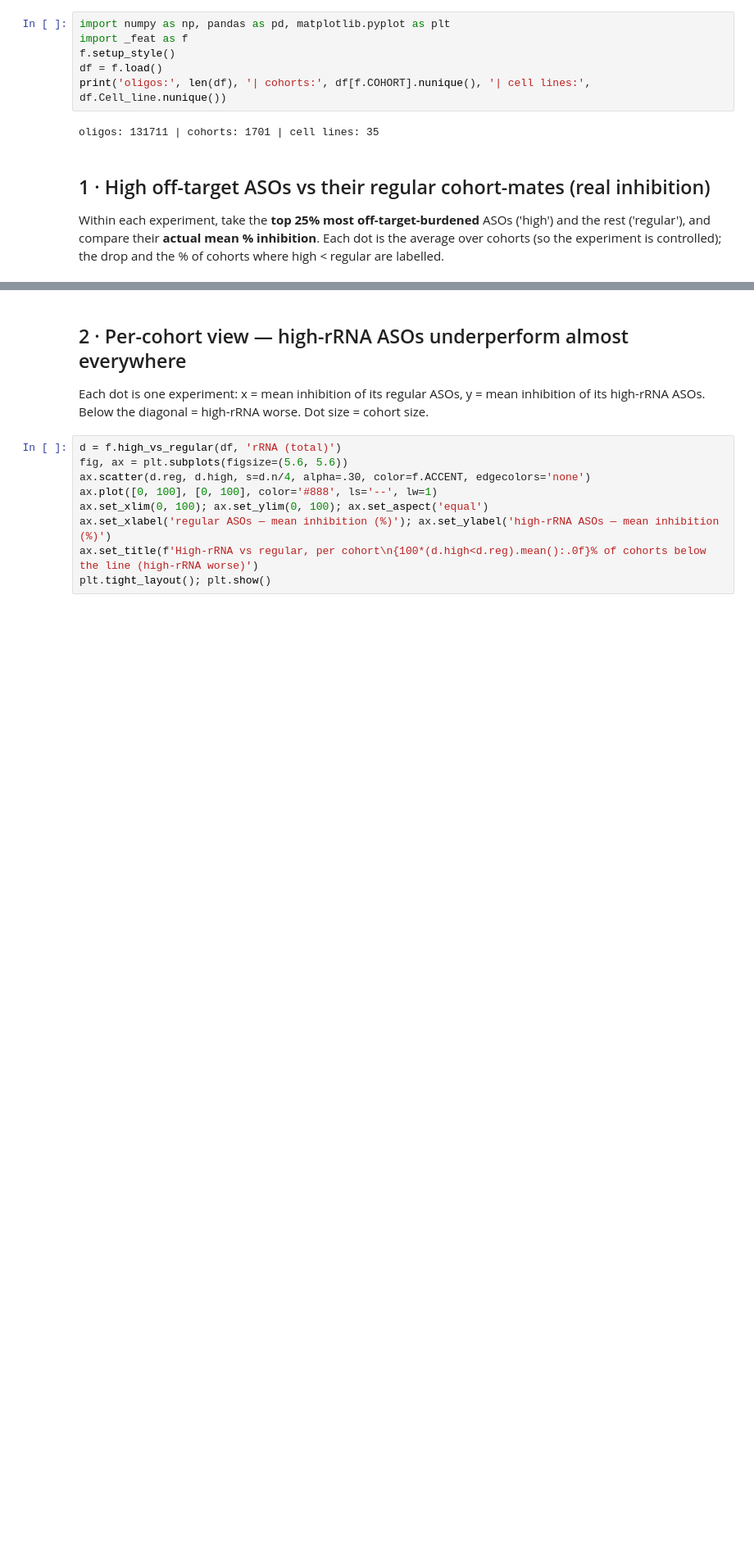
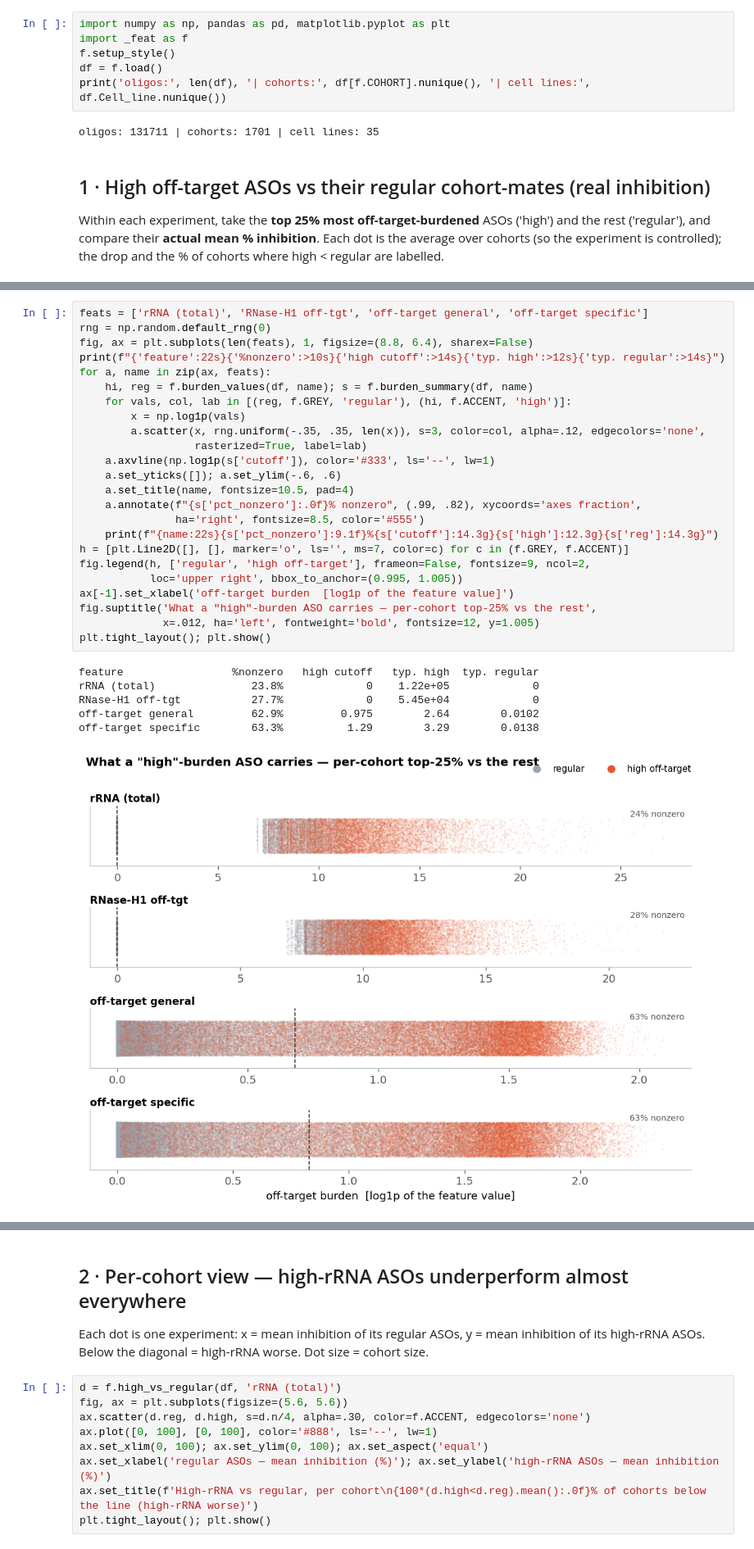
Before and after one commit to RedPenguin100/TAUSO, a Jupyter notebook: notebooks/graphs/raw_features/offtarget_rrna.ipynb, the cells around one changed output, grey strips where cells are left out. Shown at 82% size. Saved outputs shown, nothing was run; the diff lists cells and outputs as text; blank space fills up the shorter version.

```diff
--- a/notebooks/graphs/raw_features/offtarget_rrna.ipynb
+++ b/notebooks/graphs/raw_features/offtarget_rrna.ipynb
@@ -38,0 +49,31 @@ ax.legend(frameon=False, loc='lower right'); plt.tight_layout(); plt.show()
+# %%
+feats = ['rRNA (total)', 'RNase-H1 off-tgt', 'off-target general', 'off-target specific']
+rng = np.random.default_rng(0)
+fig, ax = plt.subplots(len(feats), 1, figsize=(8.8, 6.4), sharex=False)
+print(f"{'feature':22s}{'%nonzero':>10s}{'high cutoff':>14s}{'typ. high':>12s}{'typ. regular':>14s}")
+for a, name in zip(ax, feats):
+    hi, reg = f.burden_values(df, name); s = f.burden_summary(df, name)
+    for vals, col, lab in [(reg, f.GREY, 'regular'), (hi, f.ACCENT, 'high')]:
+        x = np.log1p(vals)
+        a.scatter(x, rng.uniform(-.35, .35, len(x)), s=3, color=col, alpha=.12, edgecolors='none',
+                  rasterized=True, label=lab)
+    a.axvline(np.log1p(s['cutoff']), color='#333', ls='--', lw=1)
+    a.set_yticks([]); a.set_ylim(-.6, .6)
+    a.set_title(name, fontsize=10.5, pad=4)
+    a.annotate(f"{s['pct_nonzero']:.0f}% nonzero", (.99, .82), xycoords='axes fraction',
+               ha='right', fontsize=8.5, color='#555')
+    print(f"{name:22s}{s['pct_nonzero']:9.1f}%{s['cutoff']:14.3g}{s['high']:12.3g}{s['reg']:14.3g}")
+h = [plt.Line2D([], [], marker='o', ls='', ms=7, color=c) for c in (f.GREY, f.ACCENT)]
+fig.legend(h, ['regular', 'high off-target'], frameon=False, fontsize=9, ncol=2,
+           loc='upper right', bbox_to_anchor=(0.995, 1.005))
+ax[-1].set_xlabel('off-target burden  [log1p of the feature value]')
+fig.suptitle('What a "high"-burden ASO carries — per-cohort top-25% vs the rest',
+             x=.012, ha='left', fontweight='bold', fontsize=12, y=1.005)
+plt.tight_layout(); plt.show()
+# %% [output]
+feature                 %nonzero   high cutoff   typ. high  typ. regular
+rRNA (total)               23.8%             0    1.22e+05             0
+RNase-H1 off-tgt           27.7%             0    5.45e+04             0
+off-target general         62.9%         0.975        2.64        0.0102
+off-target specific        63.3%          1.29        3.29        0.0138
+[figure, added]
```
Also changed, not shown: parts of 4 cells of this notebook, 1 other file.
